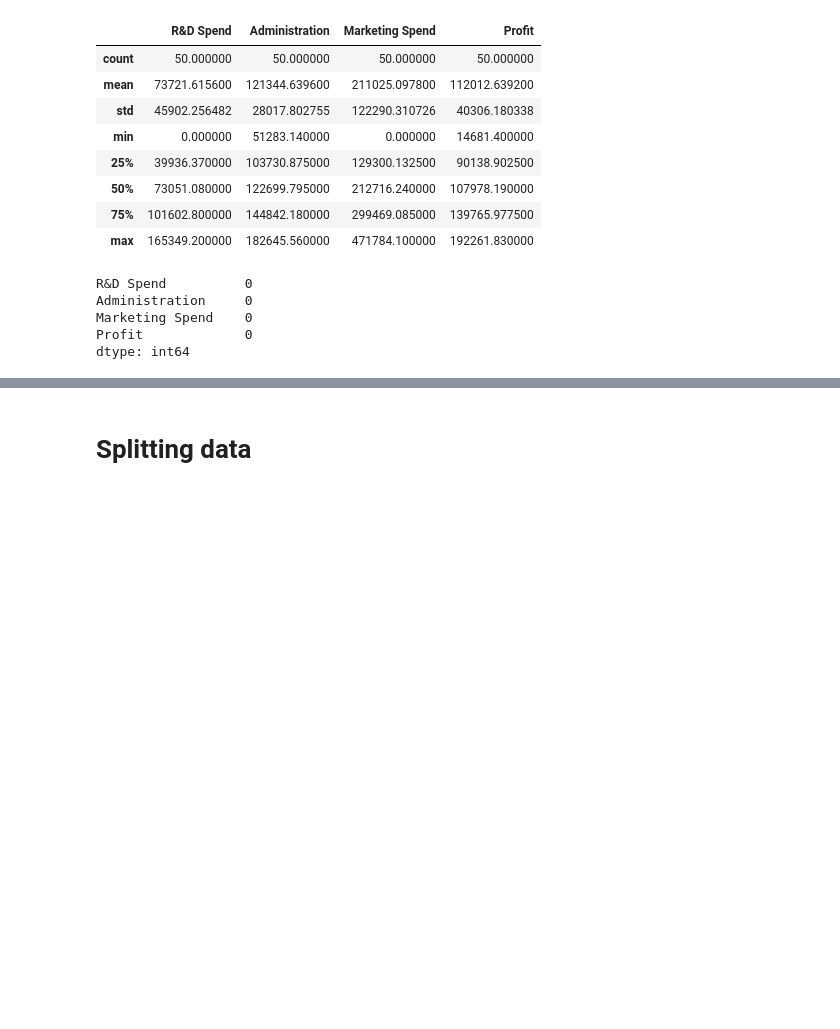
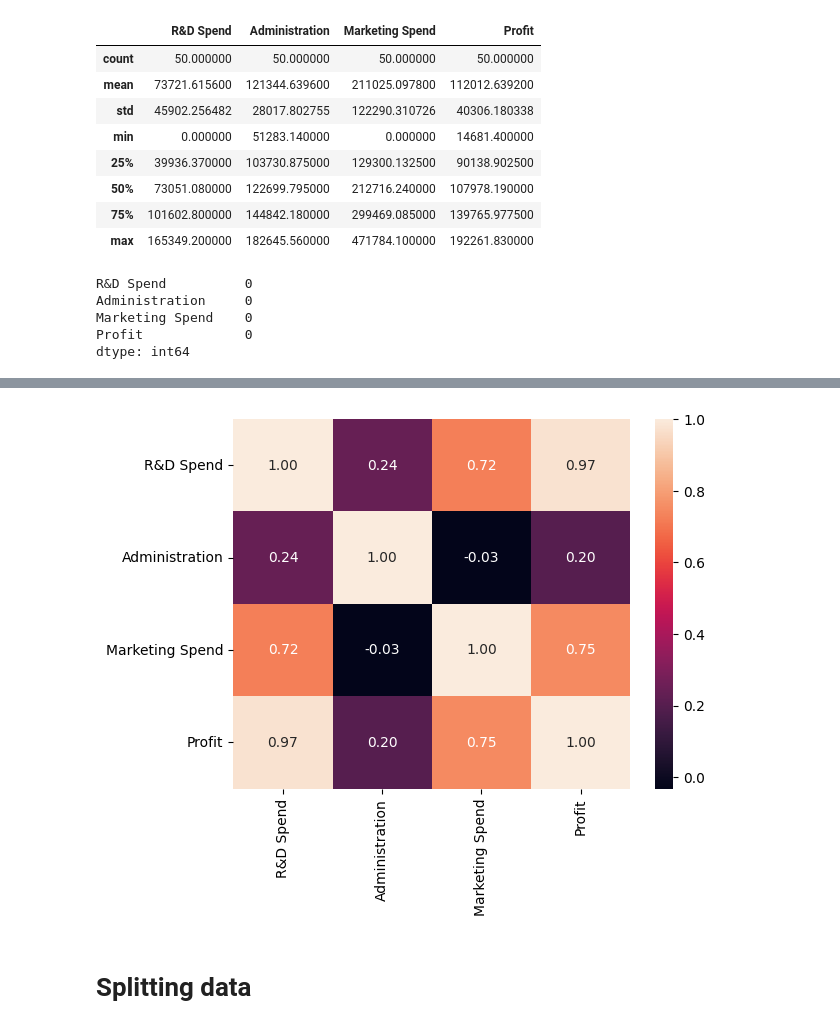
Before and after one commit to 19PA1A0465/AI-LAB, a Jupyter notebook: exposis.ipynb, the cells around one changed output, grey strips where cells are left out. Cells and saved outputs as stored; diff of their text form; code cells hidden in the pictures; blank space fills up the shorter version.

```diff
--- a/exposis.ipynb
+++ b/exposis.ipynb
@@ -67,3 +67,9 @@ startupdata.plot(x='Marketing Spend',y='Profit',style='*',color='green')
+# %%
+import seaborn as sns
+sns.heatmap(startupdata.corr(), annot=True, fmt=".2f")
+plt.show()
+# %% [output]
+[figure, added]
 # %% [markdown]
 # **Splitting data**
 # %%
```
Also changed, not shown: parts of 16 cells of this notebook.
